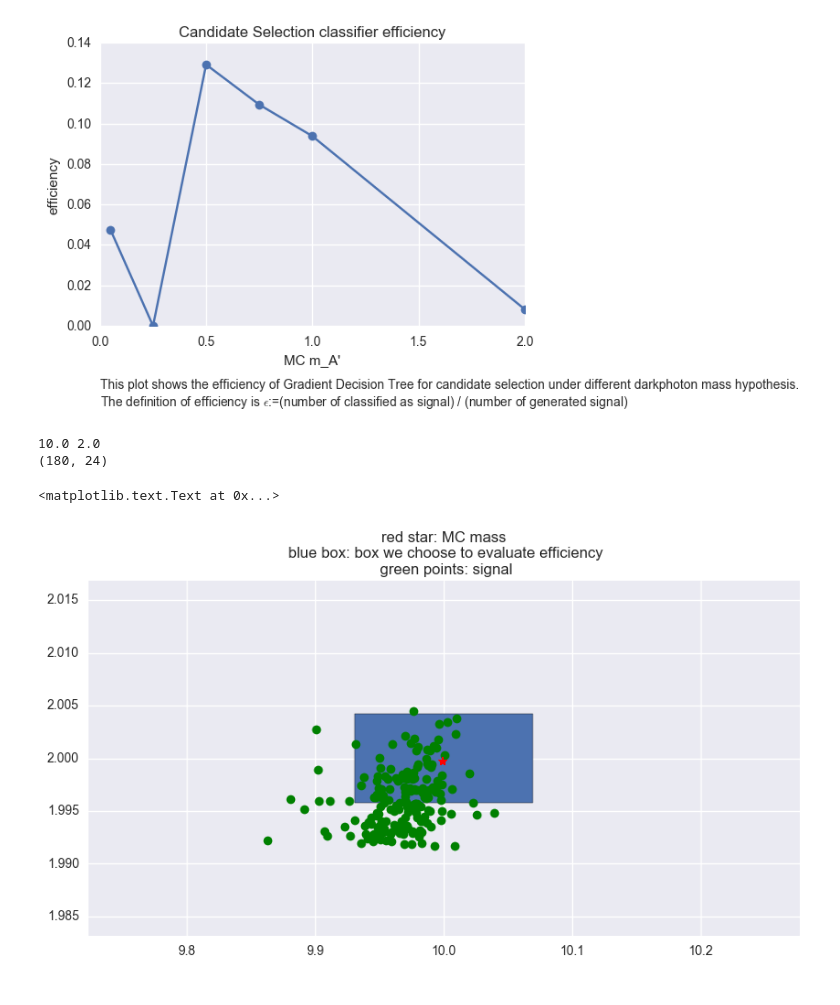
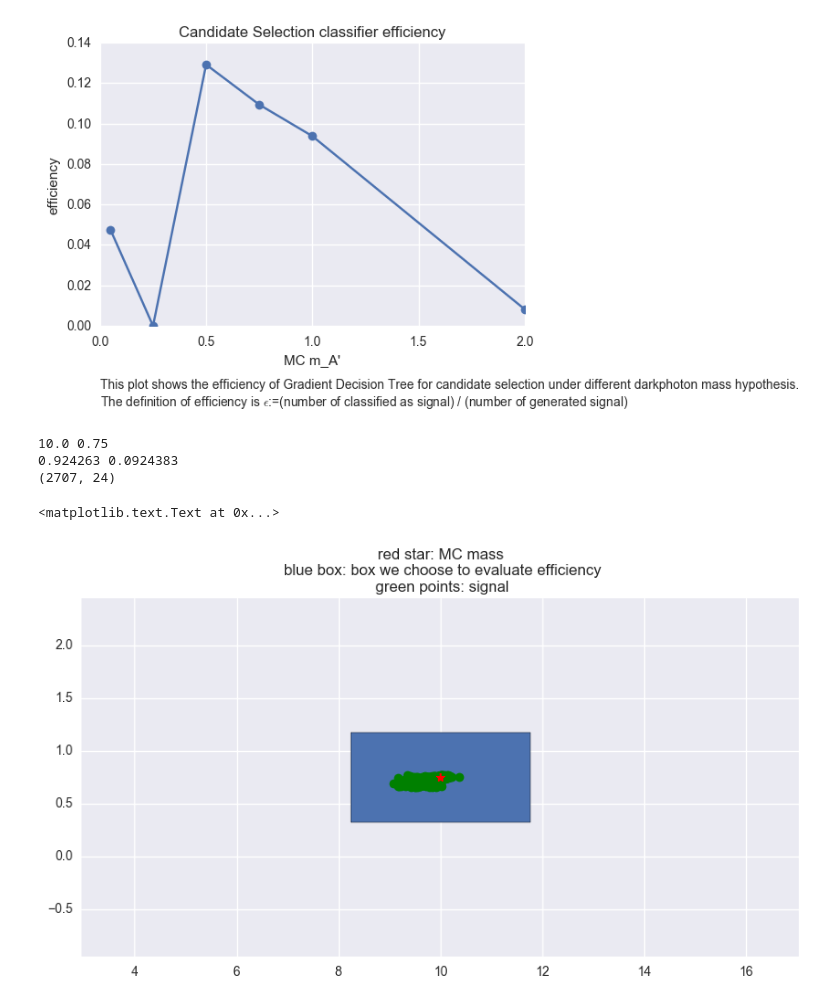
Before and after one commit to DJS2017/darkphoton_learning, a Jupyter notebook: candidate_selection/model_evaluation.ipynb, the cells around one changed output. Cells and saved outputs as stored; diff of their text form; code cells hidden in the pictures.

```diff
--- a/candidate_selection/model_evaluation.ipynb
+++ b/candidate_selection/model_evaluation.ipynb
@@ -104,9 +104,10 @@ plt.title('cr_score under GBDT100 for truth/nontruth-matching candidates')
 
 # hyperparameters: box size and threshold
 delta = 0.2
-percentile = 70
+percentile = 99
 delta_ups = np.percentile((events_test.upsmcmass - events_test.upsmass), percentile)
 delta_A = np.percentile((events_test.A1mcmass - events_test.A1mass), percentile)
+update_delta = []
 threshold = 0.8
 print delta_ups
 print delta_A
@@ -126,9 +127,24 @@ for upsmcmass_, Amcmass_ in mcmass_list:
         & (events_test.A1mass<Amcmass_+delta_A) & (events_test.A1mass>Amcmass_-delta_A)
     events_singleMChypothesis = events_test[filte]
 
+    update_delta_ups = np.percentile(events_singleMChypothesis.upsmcmass - events_singleMChypothesis.upsmass,
+                                     95)
+    update_delta_A = np.percentile(events_singleMChypothesis.A1mcmass - events_singleMChypothesis.A1mass,
+                                     95)
+    update_delta.append([update_delta_ups, update_delta_A])
+    #print update_delta_ups, update_delta_A
+    update_filte = (events_test.upsmcmass<upsmcmass_+update_delta_ups) & (events_test.upsmcmass>upsmcmass_-update_delta_ups) \
+        & (events_test.A1mcmass<Amcmass_+update_delta_A) & (events_test.A1mcmass>Amcmass_-update_delta_A) \
+        & (events_test.upsmass<upsmcmass_+update_delta_ups) & (events_test.upsmass>upsmcmass_-update_delta_ups) \
+        & (events_test.A1mass<Amcmass_+update_delta_A) & (events_test.A1mass>Amcmass_-update_delta_A)
+    events_singleMChypothesis = events_singleMChypothesis[update_filte]
+
     # number of signals
     N_count = events_singleMChypothesis[events_singleMChypothesis.cr_score > threshold].shape[0]
-    N_count_list.append(N_count*1.0/events_test.shape[0])
+    if N_count==0:
+        N_count_list.append(0)
+    else:
+        N_count_list.append(N_count*1.0/events_singleMChypothesis.shape[0])
 
 print sum(N_count_list)
 # plot
@@ -201,34 +218,37 @@ plt.text(0, -0.04, txt)
 <matplotlib.text.Text at 0x...>
 [figure]
 # %%
-upsmcmass_,Amcmass_ = 10.0, 2.0
+upsmcmass_,Amcmass_ = mcmass_list[-3]
+update_delta_ups, update_delta_A = update_delta[-3]
 print upsmcmass_,Amcmass_
-filte = (events_test.upsmcmass<upsmcmass_+delta_ups) & (events_test.upsmcmass>upsmcmass_-delta_ups) \
-        & (events_test.A1mcmass<Amcmass_+delta_A) & (events_test.A1mcmass>Amcmass_-delta_A) \
-        & (events_test.upsmass<upsmcmass_+delta_ups) & (events_test.upsmass>upsmcmass_-delta_ups) \
-        & (events_test.A1mass<Amcmass_+delta_A) & (events_test.A1mass>Amcmass_-delta_A)
+print update_delta_ups, update_delta_A
+filte = (events_test.upsmcmass<upsmcmass_+update_delta_ups) & (events_test.upsmcmass>upsmcmass_-update_delta_ups) \
+        & (events_test.A1mcmass<Amcmass_+update_delta_A) & (events_test.A1mcmass>Amcmass_-update_delta_A) \
+        & (events_test.upsmass<upsmcmass_+update_delta_ups) & (events_test.upsmass>upsmcmass_-update_delta_ups) \
+        & (events_test.A1mass<Amcmass_+update_delta_A) & (events_test.A1mass>Amcmass_-update_delta_A)
 
 events_singleMC = events_test[filte]
 events_signal = events_singleMC[events_singleMC.cr_score > threshold]
 print events_signal.shape
 
 import matplotlib.patches as patches
 fig1 = plt.figure(figsize=(10,5))
 ax1 = fig1.add_subplot(111)
 ax1.add_patch(
             patches.Rectangle(
                 (upsmcmass_-delta_ups/2.0, Amcmass_-delta_A/2.0),
                 delta_ups,
                 delta_A,))
 #plt.plot(events_singleMC.upsmass, events_singleMC.A1mass,'o', color='b')
 ax1.plot(events_signal.upsmass, events_signal.A1mass,'o', color='g')
 ax1.plot(events_singleMC.upsmcmass, events_singleMC.A1mcmass,'*', color='r')
 plt.xlim(upsmcmass_-2*delta_ups, upsmcmass_+2*delta_ups)
 plt.ylim(Amcmass_-2*delta_A, Amcmass_+2*delta_A)
 txt = 'red star: MC mass\n blue box: box we choose to evaluate efficiency\n green points: signal'
 plt.title(txt)
 # %% [output]
-10.0 2.0
-(180, 24)
+10.0 0.75
+0.924263 0.0924383
+(2707, 24)
 <matplotlib.text.Text at 0x...>
-[figure, old version]
+[figure, new version]
```
Also changed, not shown: parts of 2 cells of this notebook.
